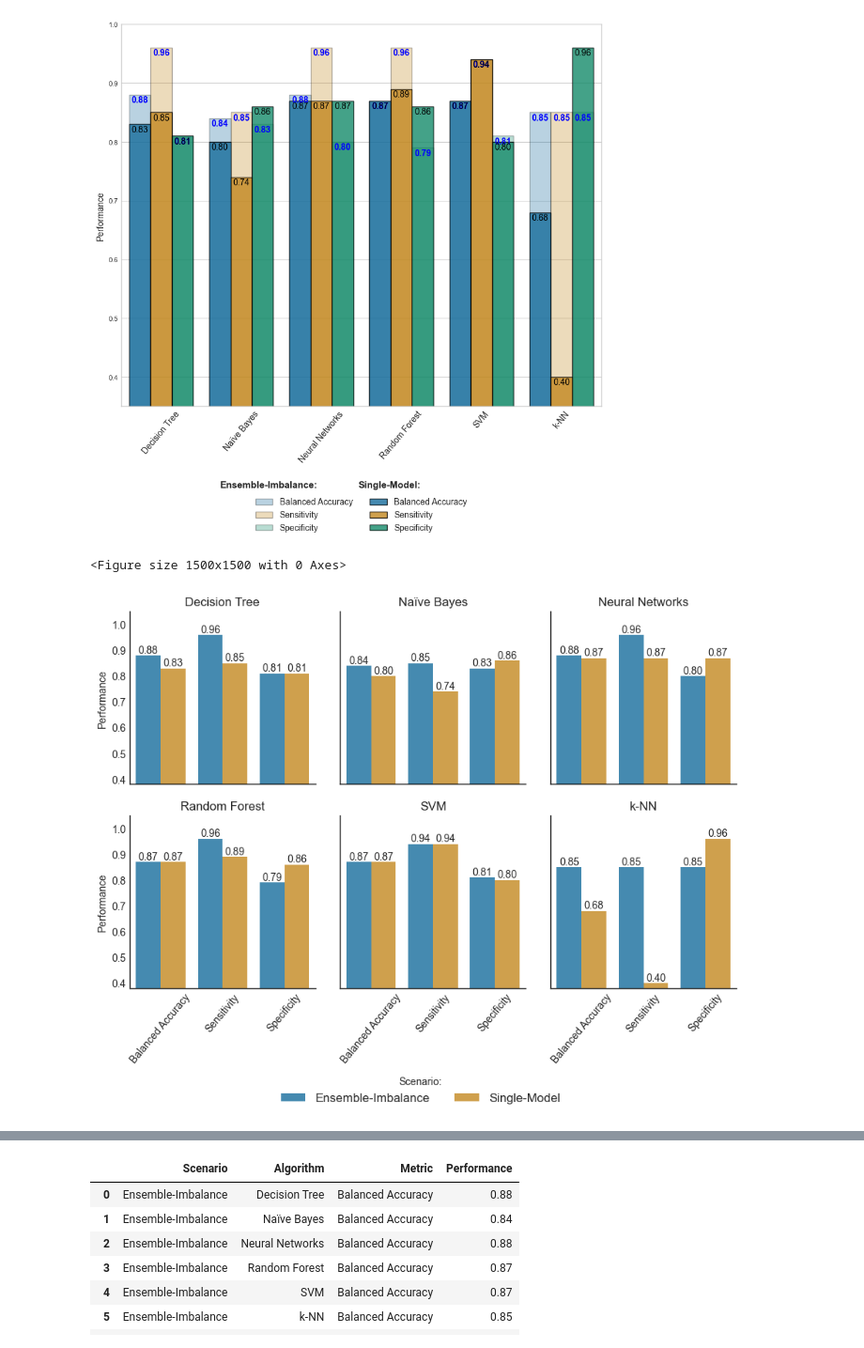
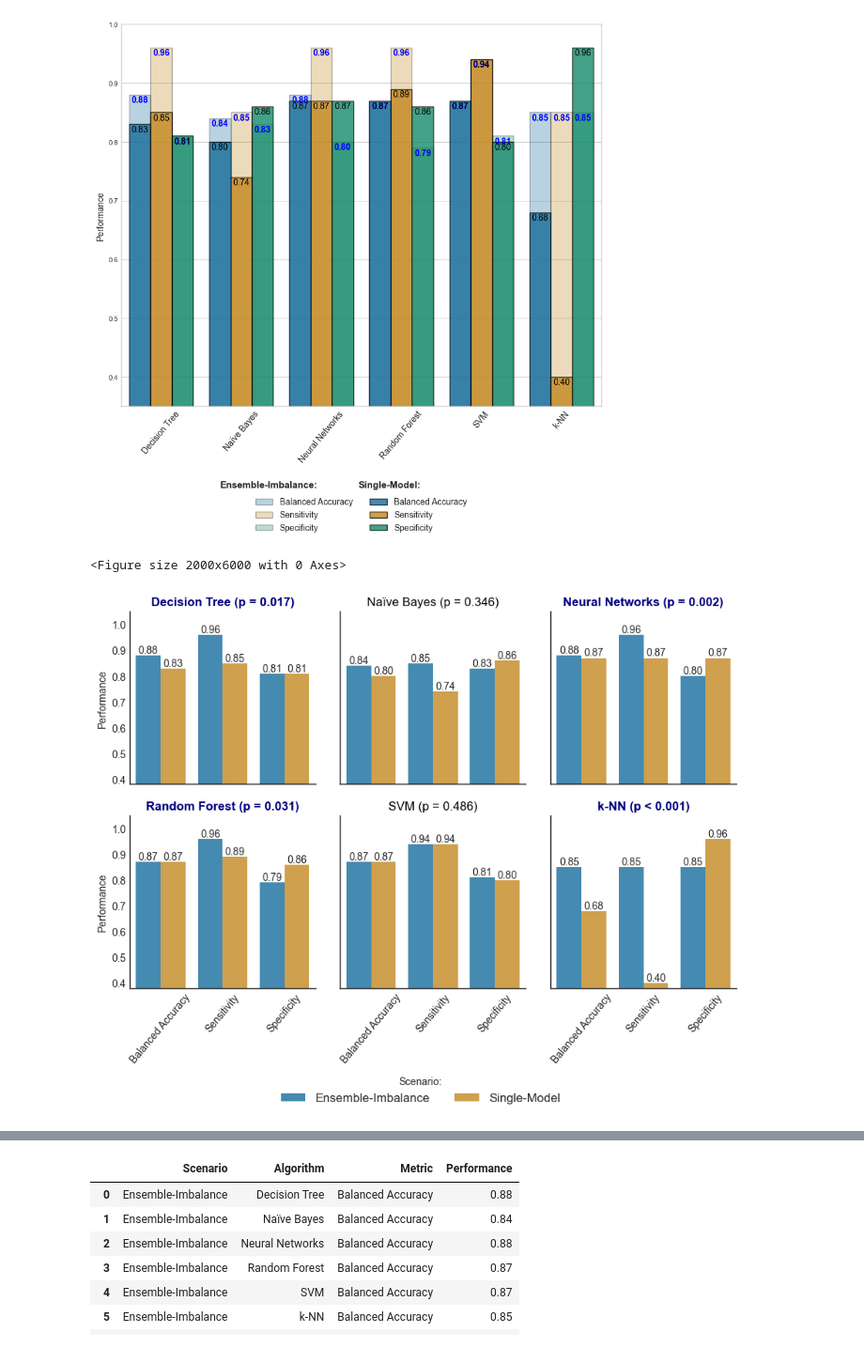
Before and after one commit to fabianopapaiz/als_prognosis_using_ensemble_imbalance, a Jupyter notebook: 05_Train_Validate_Models/15.1 - Compare the performances of both scenarios.ipynb, the cells around one changed output, grey strips where cells are left out. Shown: that part at 94% size. Drawn from its saved outputs; the diff is of its cells as text; code cells hidden in the pictures.

Commit message:
generated plots performance including multiple comparisons

```diff
--- a/05_Train_Validate_Models/15.1 - Compare the performances of both scenarios.ipynb
+++ b/05_Train_Validate_Models/15.1 - Compare the performances of both scenarios.ipynb
@@ -313,7 +317,7 @@ def plot_models_comparison(df, graph_title='Performances Comparison', show_linep
         ax.grid(False)
         ax.spines['left'].set_color('#111111')
         ax.spines['bottom'].set_color('#111111')
-        ax.set_title(ax.get_title().replace('Algorithm = ', '').strip())
+
 
         # add the annotation
         for container in ax.containers:
@@ -323,40 +327,76 @@ def plot_models_comparison(df, graph_title='Performances Comparison', show_linep
                 label_type='edge',
 #                 fontsize=10,
             )
+
+
+        title = ax.get_title().replace('Algorithm = ', '').strip()
+
+        mark_ok = '' #'$\\bigstar$'
+        mark_no_ok = '' #'$\\Delta$'
+
+        font_weight = 'normal'
+
+        if title == 'Decision Tree':
+            title += f' (p = 0.017)'
+            font_weight = 'bold'
+        elif title == 'Naïve Bayes':
+            title += f' (p = 0.346)'
+        elif title == 'Neural Networks':
+            title += f' (p = 0.002)'
+            font_weight = 'bold'
+        elif title == 'Random Forest':
+            title += f' (p = 0.031)'
+            font_weight = 'bold'
+        elif title == 'SVM':
+            title += f' (p = 0.486)'
+        elif title == 'k-NN':
+            title += f' (p < 0.001)'
+            font_weight = 'bold'
+
+        font_color = 'navy' if font_weight=='bold' else 'black'
+
+        title = '' + title
+        ax.set_title(
+            title,
+            fontweight=font_weight,
+            color=font_color
+        )
+
+
 
 
     plt.legend(
         title='Scenario:',
         bbox_to_anchor=(-0.7, -0.7),
         loc='lower center',
         ncols=2,
         fontsize=12,
         borderaxespad=0,
 
     )
 
 
     plt.ylim(0.38, 1.05)
 
     # save the graph
     utils.save_plot(
         plt=plt,
         folder=f'{path}/saved_graphs',
         file_name='performances_both_scenarios_barplot',
         save_in_pdf_format=True,
     )
 
 
     plt.show()
 
 #
 
 df_plot.rename(columns={'Value': 'Performance'}, inplace=True)
 
 # display(df_plot)
 
-plot_models_comparison(df=df_plot, figsize=[15,15])
+plot_models_comparison(df=df_plot, figsize=[20,60])
 # %% [output]
-<Figure size 1500x1500 with 0 Axes>
+<Figure size 2000x6000 with 0 Axes>
-[figure, old version]
+[figure, new version]
 # %%
```
Also changed, not shown: parts of 3 cells of this notebook, 6 other files.
